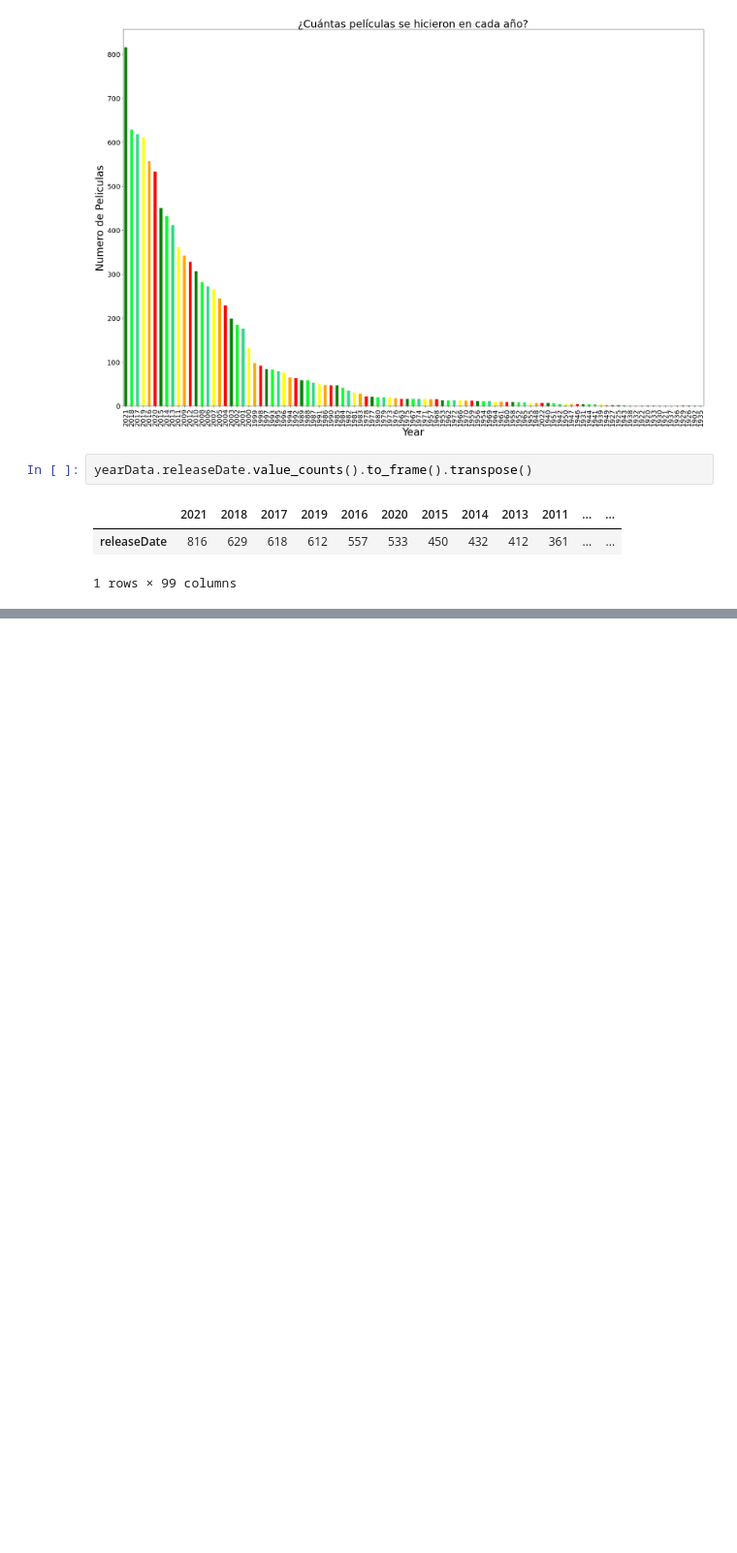
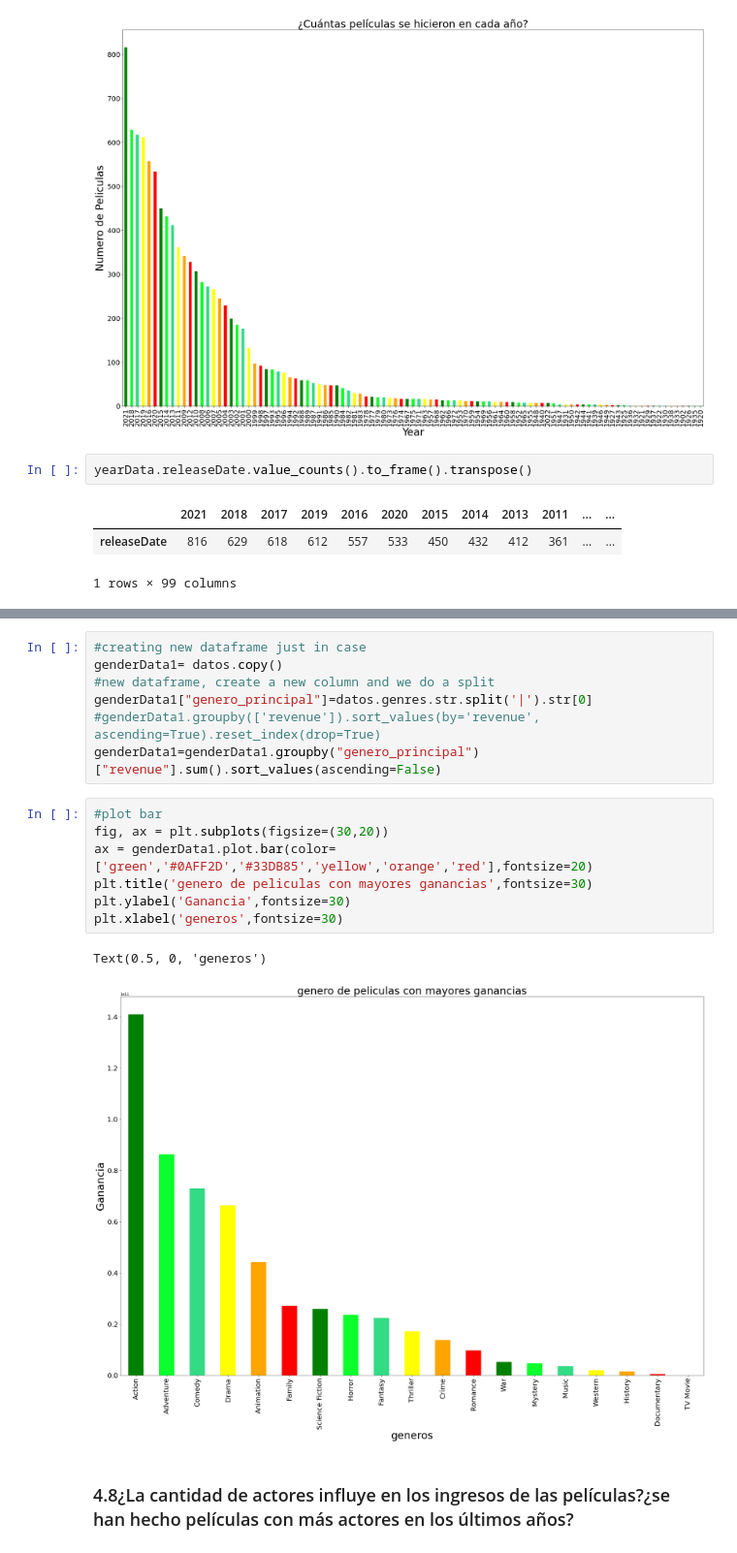
Before and after one commit to Carlos21122000/Analisis-Exploratorio, a Jupyter notebook: Hoja de Trabajo 1.ipynb, the cells around one changed output, grey strips where cells are left out. Shown at 97% size. Cells and saved outputs as stored; diff of their text form; blank space fills up the shorter version.

```diff
--- a/Hoja de Trabajo 1.ipynb
+++ b/Hoja de Trabajo 1.ipynb
@@ -197,0 +391,19 @@ yearData.releaseDate.value_counts().to_frame().transpose()
+# %%
+#creating new dataframe just in case
+genderData1= datos.copy()
+#new dataframe, create a new column and we do a split
+genderData1["genero_principal"]=datos.genres.str.split('|').str[0]
+#genderData1.groupby(['revenue']).sort_values(by='revenue', ascending=True).reset_index(drop=True)
+genderData1=genderData1.groupby("genero_principal")["revenue"].sum().sort_values(ascending=False)
+# %%
+#plot bar
+fig, ax = plt.subplots(figsize=(30,20))
+ax = genderData1.plot.bar(color=['green','#0AFF2D','#33DB85','yellow','orange','red'],fontsize=20)
+plt.title('genero de peliculas con mayores ganancias',fontsize=30)
+plt.ylabel('Ganancia',fontsize=30)
+plt.xlabel('generos',fontsize=30)
+# %% [output]
+Text(0.5, 0, 'generos')
+[figure, added]
+# %% [markdown]
+### 4.8¿La cantidad de actores influye en los ingresos de las películas?¿se han hecho  películas con más actores en los últimos años?
```
Also changed, not shown: parts of 32 cells of this notebook.
